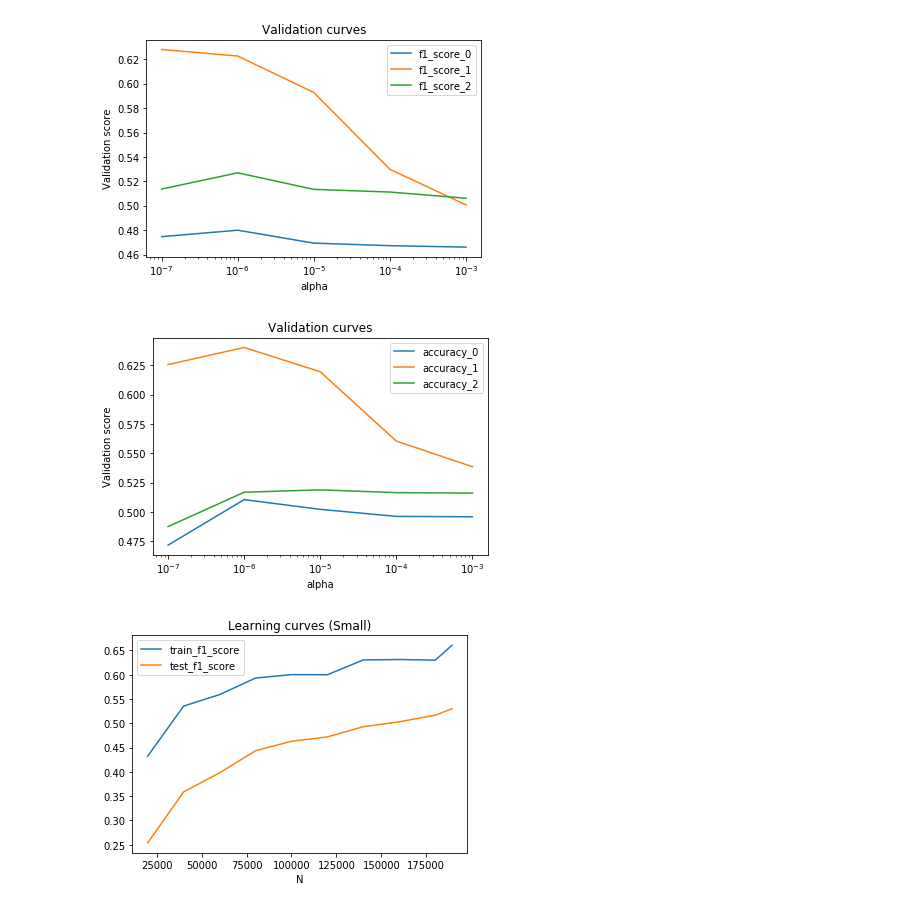
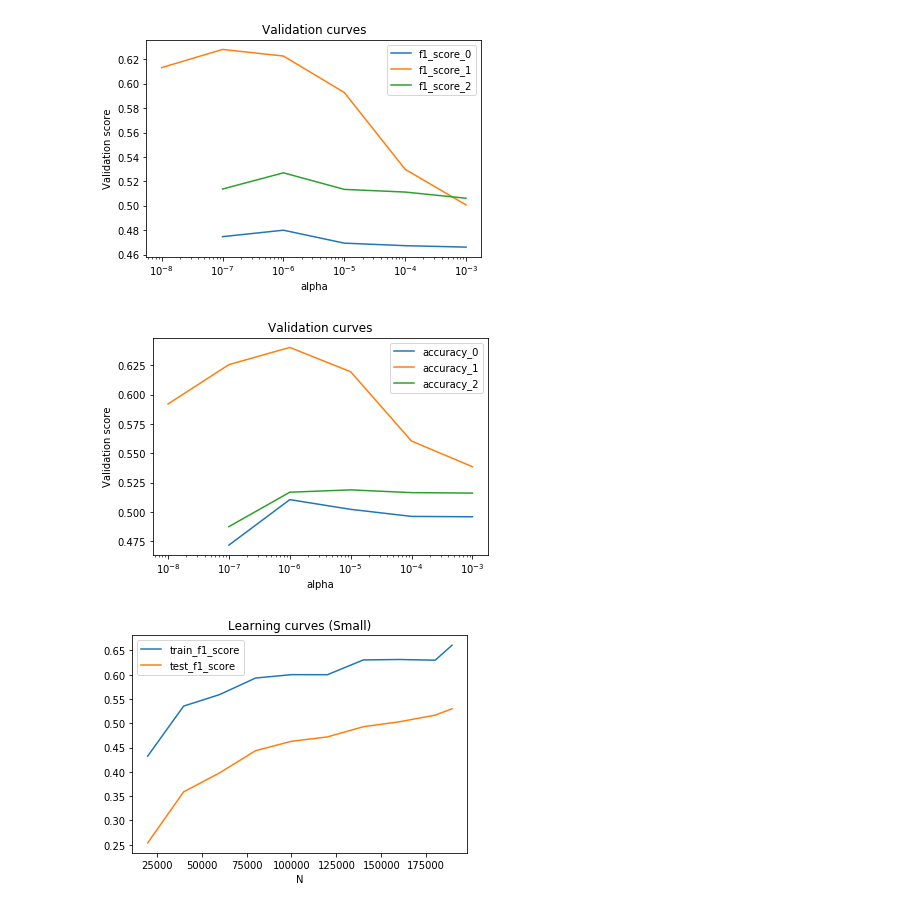
Before and after one commit to wesbarnett/insight, a Jupyter notebook: MODELS/Plots.ipynb, the cells around one changed output. Cells and saved outputs as stored; diff of their text form; code cells hidden in the pictures.

```diff
--- a/MODELS/Plots.ipynb
+++ b/MODELS/Plots.ipynb
@@ -3,0 +5,2 @@ import pandas as pd
+# %%
+df = pd.read_csv('validation_curves.txt')
@@ -4,15 +16,13 @@ import pandas as pd
 # %%
-df = pd.read_csv('validation_curves.txt', delim_whitespace=True)
 ax = df.plot('alpha', 'f1_score_0')
 ax = df.plot('alpha', 'f1_score_1', ax=ax)
 df.plot('alpha', 'f1_score_2', ax=ax)
 plt.ylabel('Validation score')
 plt.title('Validation curves')
 plt.xscale('log')
 # %% [output]
-[figure, old version]
+[figure, new version]
 # %%
-df = pd.read_csv('validation_curves.txt', delim_whitespace=True)
 ax = df.plot('alpha', 'accuracy_0')
 ax = df.plot('alpha', 'accuracy_1', ax=ax)
 df.plot('alpha', 'accuracy_2', ax=ax)
@@ -20,7 +30,7 @@ plt.ylabel('Validation score')
 plt.title('Validation curves')
 plt.xscale('log')
 # %% [output]
-[figure, old version]
+[figure, new version]
 # %%
 for i, j in zip(['learning_curve_2.txt', 'learning_curve_1.txt', 'learning_curve_0.txt'],
     ['Small', 'Medium', 'Large']):
```
Also changed, not shown: parts of 2 cells of this notebook, 3 other files.
